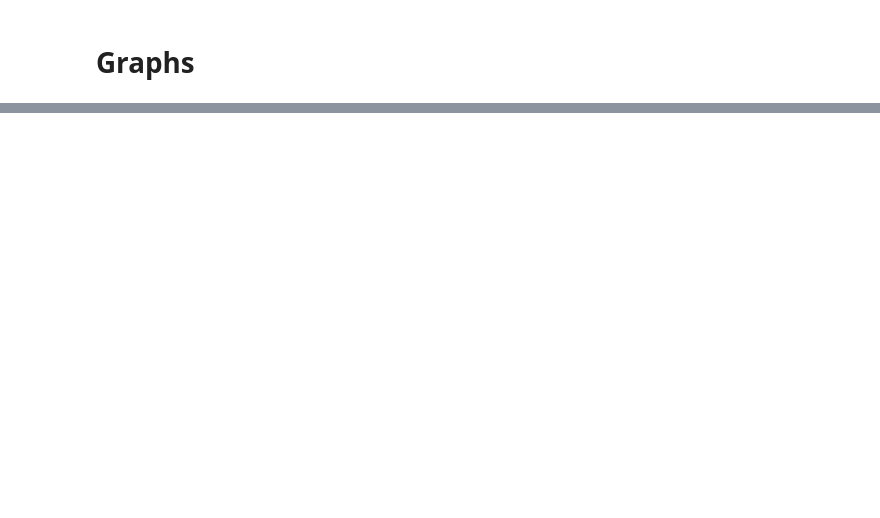
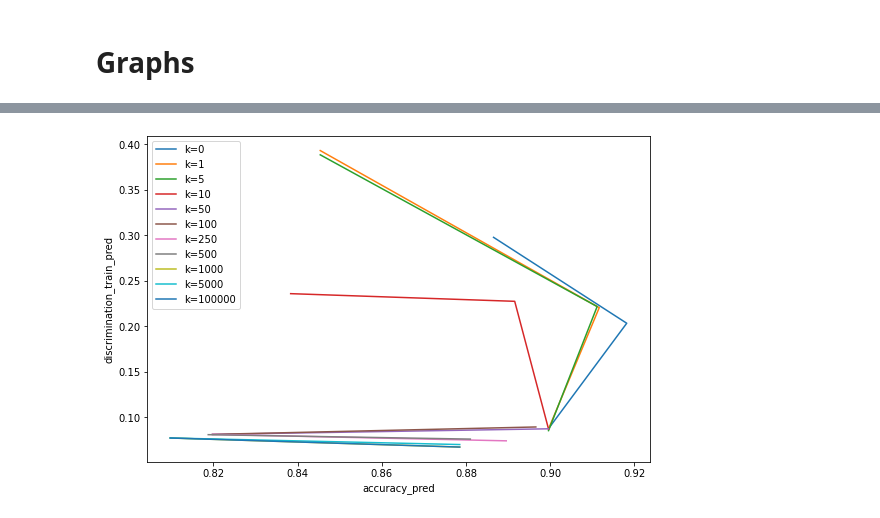
Before and after one commit to Hadyark/Masters-thesis_How-to-find-Decision-Trees-that-are-Optimal, a Jupyter notebook: MyCode/HR.ipynb, the cells around one changed output, grey strips where cells are left out. Drawn from its saved outputs; the diff is of its cells as text; code cells hidden in the pictures; blank space fills up the shorter version.

```diff
--- a/MyCode/HR.ipynb
+++ b/MyCode/HR.ipynb
@@ -240,4 +314,6 @@ utils.plot_mean("depth", "accuracy_test", result, 0.65, 0.95)
 # %%
-utils.plot2("accuracy_train", "discrimination_train_pred", result)
+utils.plot2("accuracy_pred", "discrimination_train_pred", result)
+# %% [output]
+[figure, added]
 # %%
 utils.plot2("accuracy_test", "discrimination_test", result)
```
Also changed, not shown: parts of 36 cells of this notebook, 1 other file.
